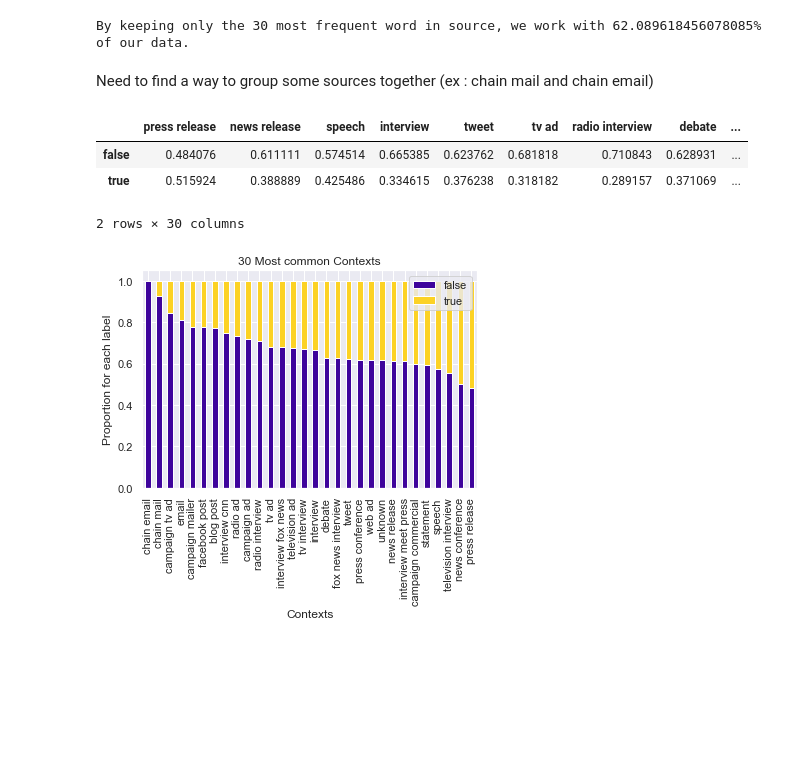
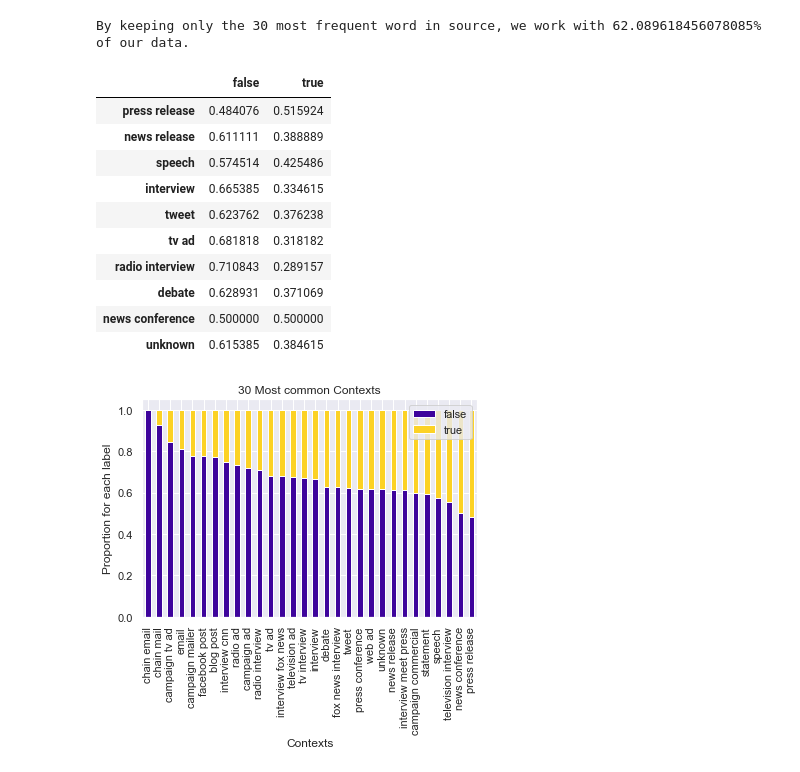
Before and after one commit to Mortiniera/Fake_News, a Jupyter notebook: Final-Notebook.ipynb, the cells around one changed output. Saved outputs shown, nothing was run; the diff lists cells and outputs as text; code cells hidden in the pictures; blank space fills up the shorter version.

```diff
--- a/Final-Notebook.ipynb
+++ b/Final-Notebook.ipynb
@@ -202,7 +203,7 @@ states_score.describe()
 for i in range(len(states_score.score)) :
     k = states_score.score[i]
     occ = states_score.occurences[i]
-    states_score.score[i] = k if occ >= 5 else None
+    states_score.score[i] = k if occ >= 20 else None
 # %% [output]
 A value is trying to be set on a copy of a slice from a DataFrame
 
@@ -308,15 +309,20 @@ def normalize(df):
 # %%
 n_reduced_df = normalize(source_table).T
 n_reduced_df.columns  = ['false', 'true']
-# %% [markdown]
-Need to find a way to group some sources together (ex  : chain mail and chain email)
 # %%
-n_reduced_df.T.head(20)
+n_reduced_df.head(10)
 # %% [output]
-|  | press release | news release | speech | interview | tweet | tv ad | radio interview | debate | ... |
-| false | 0.484076 | 0.611111 | 0.574514 | 0.665385 | 0.623762 | 0.681818 | 0.710843 | 0.628931 | ... |
-| true | 0.515924 | 0.388889 | 0.425486 | 0.334615 | 0.376238 | 0.318182 | 0.289157 | 0.371069 | ... |
+|  | false | true |
+| press release | 0.484076 | 0.515924 |
+| news release | 0.611111 | 0.388889 |
+| speech | 0.574514 | 0.425486 |
+| interview | 0.665385 | 0.334615 |
+| tweet | 0.623762 | 0.376238 |
+| tv ad | 0.681818 | 0.318182 |
+| radio interview | 0.710843 | 0.289157 |
+| debate | 0.628931 | 0.371069 |
+| news conference | 0.500000 | 0.500000 |
+| unknown | 0.615385 | 0.384615 |
-2 rows × 30 columns
 # %%
 n_reduced_df\
 .sort_values(by='false', ascending=False)\
```
Also changed, not shown: parts of 18 cells of this notebook, 1 other file.
